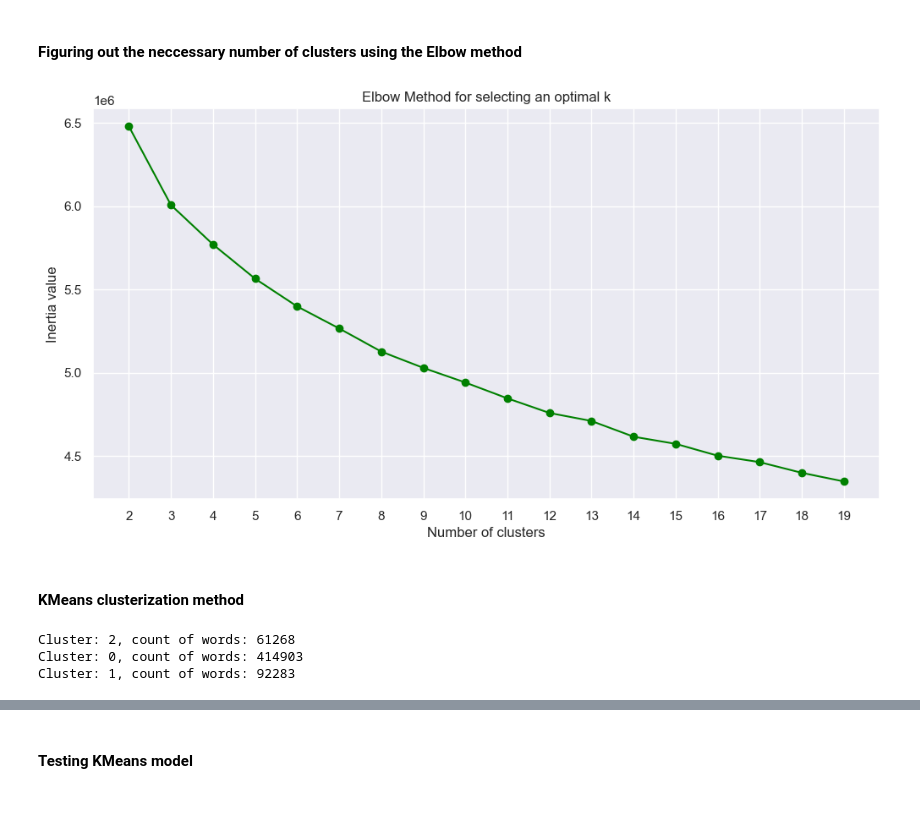
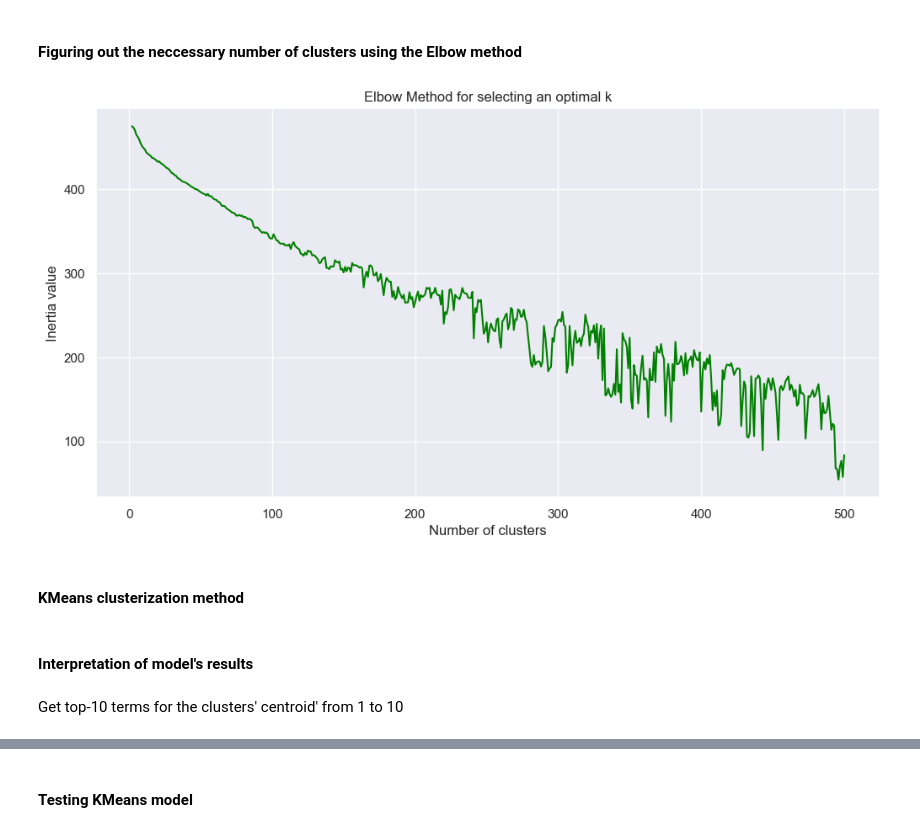
Before and after one commit to mverbytska/amazon-reviews-sentiment-analysis, a Jupyter notebook: myenv/amazon_sentiment_analysis.ipynb, the cells around one changed output, grey strips where cells are left out. Drawn from its saved outputs; the diff is of its cells as text; code cells hidden in the pictures; blank space fills up the shorter version.

Commit message:
Vader model + making changes in kmeans clusterization

```diff
--- a/myenv/amazon_sentiment_analysis.ipynb
+++ b/myenv/amazon_sentiment_analysis.ipynb
@@ -394,0 +401,4 @@ clean_data.head()
+# %%
+n_samples = 500
+random_sample = clean_data['full_review'].sample(n=n_samples, random_state=42)
+random_sample.head()
@@ -395,7 +412,7 @@ clean_data.head()
 # %% [markdown]
 #### tf-idf vectorizing
 # %%
-doc = [' '.join(review) for review in clean_data['full_review']]
+doc = [' '.join(review) for review in random_sample]
 # %%
 tf_idf_v = TfidfVectorizer(max_df=0.98, min_df=2)
 tf_idf_data = tf_idf_v.fit_transform(doc)
@@ -412,20 +429,19 @@ tf_idf_data.shape
 #### Figuring out the neccessary number of clusters using the Elbow method
 # %%
 inertia = [] # sum of squared distances of samples to their closest centroid
-for k in range(2, 20):
-    kmeans = KMeans(n_clusters=k, init='k-means++', n_init=10, random_state=42)
-    kmeans.fit(word_count_vector)
+for k in range(2, 501):
+    kmeans = MiniBatchKMeans(n_clusters=k, init='k-means++', max_iter=1000, n_init=1, batch_size=1024, init_size=1000, random_state=42)
+    kmeans.fit(tf_idf_data)
     inertia.append(kmeans.inertia_)
 # %%
 plt.figure(figsize=(12, 6))
-plt.plot(range(2,20), inertia, marker='o', linestyle='-', color='green')
-plt.xticks(range(2, 20))
+plt.plot(range(2,501), inertia, linestyle='-', color='green')
 plt.xlabel('Number of clusters')
 plt.ylabel('Inertia value')
 plt.title('Elbow Method for selecting an optimal k')
 plt.show()
 # %% [output]
-[figure, old version]
+[figure, new version]
 # %% [markdown]
 #### KMeans clusterization method
 # %%
@@ -437,14 +453,9 @@ kmeans = KMeans(n_clusters=n_clusters,
                          max_iter=1000,
                          random_state=42)
 kmeans_model = kmeans.fit(tf_idf_data)
-# %%
-clusters = kmeans_model.labels_
-word_count_per_cluster = Counter(clusters)
-for cluster, count in word_count_per_cluster.items():
-    print(f'Cluster: {cluster}, count of words: {count}')
-# %% [output]
-Cluster: 2, count of words: 61268
-Cluster: 0, count of words: 414903
-Cluster: 1, count of words: 92283
+# %% [markdown]
+#### Interpretation of model's results
+# %% [markdown]
+Get top-10 terms for the clusters' centroid' from 1 to 10
 # %%
 terms = tf_idf_v.get_feature_names_out()
```
Also changed, not shown: parts of 24 cells of this notebook.
